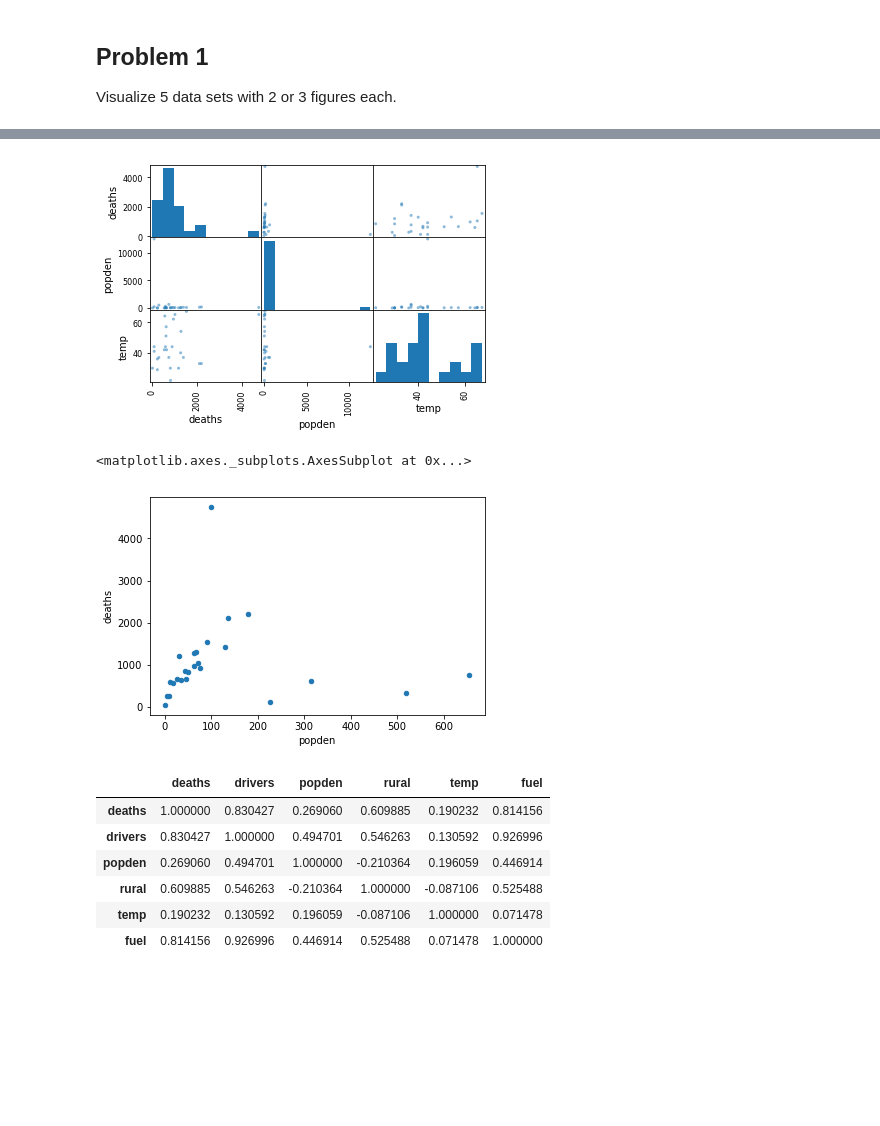
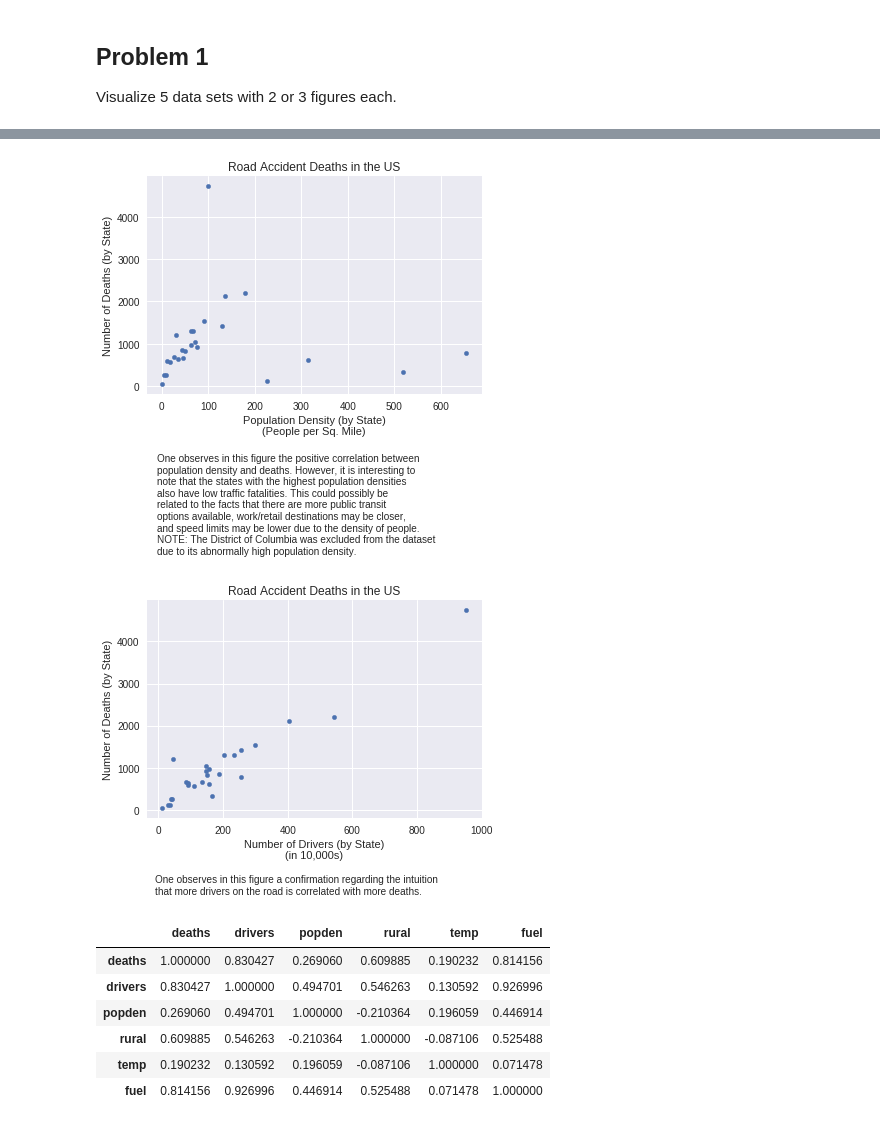
Before and after one commit to mattschaelling/acme_vol3, a Jupyter notebook: Pandas2/pandas2.ipynb, the cells around one changed output, grey strips where cells are left out. Cells and saved outputs as stored; diff of their text form; code cells hidden in the pictures; blank space fills up the shorter version.

```diff
--- a/Pandas2/pandas2.ipynb
+++ b/Pandas2/pandas2.ipynb
@@ -8,5 +8,6 @@ import numpy as np
 import pandas as pd
 from matplotlib import pyplot as plt
 from pydataset import data
+plt.style.use('seaborn')
 
 %matplotlib inline
@@ -40,14 +23,20 @@ Imperial College, London M.Sc. exercise
-# %%
-# plt.figure(figsize = (20,16))
-pd.plotting.scatter_matrix(road[['deaths','popden','temp']])
-plt.show()
-# %% [output]
-[figure, removed]
-# %%
-road[road.index != 'DC'].plot(x = 'popden', y = 'deaths', kind='scatter')
-# %% [output]
-<matplotlib.axes._subplots.AxesSubplot at 0x...>
-[figure, removed]
+# %%
+road[road.index != 'DC'].plot(x = 'popden', y = 'deaths', kind='scatter')
+plt.xlabel("Population Density (by State)\n(People per Sq. Mile)")
+plt.ylabel("Number of Deaths (by State)")
+plt.text(-10,-4000, "One observes in this figure the positive correlation between \npopulation density and deaths. However, it is interesting to \nnote that the states with the highest population densities \nalso have low traffic fatalities. This could possibly be \nrelated to the facts that there are more public transit \noptions available, work/retail destinations may be closer, \nand speed limits may be lower due to the density of people.\nNOTE: The District of Columbia was excluded from the dataset \ndue to its abnormally high population density.")
+plt.title("Road Accident Deaths in the US")
+plt.show()
+# %% [output]
+[figure, added]
+# %%
+road.plot(x='drivers', y='deaths', kind='scatter', title="Road Accident Deaths in the US")
+plt.xlabel("Number of Drivers (by State)\n(in 10,000s)")
+plt.ylabel("Number of Deaths (by State)")
+plt.text(-10,-2000, "One observes in this figure a confirmation regarding the intuition \nthat more drivers on the road is correlated with more deaths.")
+plt.show()
+# %% [output]
+[figure, added]
 # %%
 road.corr('spearman')
 # %% [output]
```
Also changed, not shown: parts of 32 cells of this notebook.
